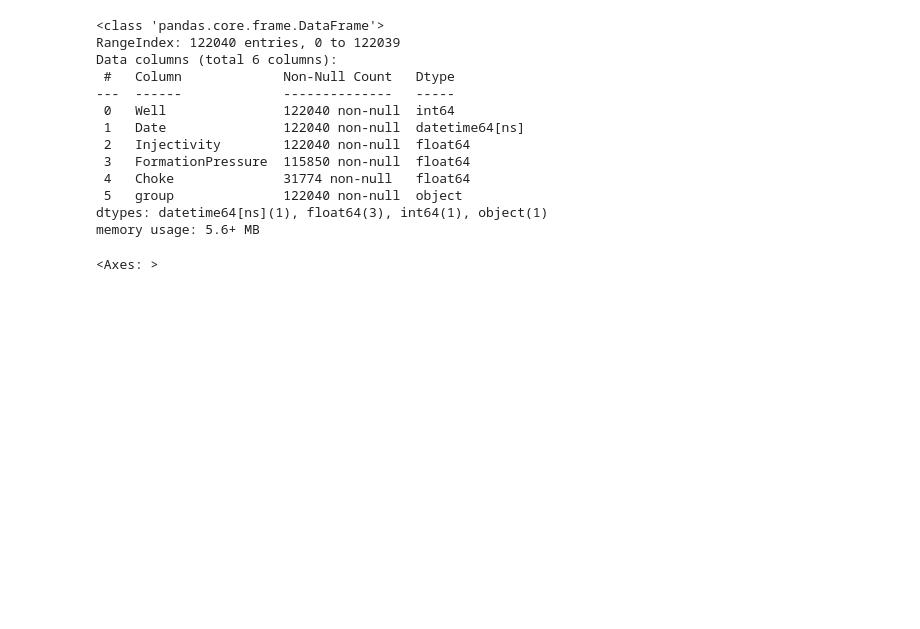
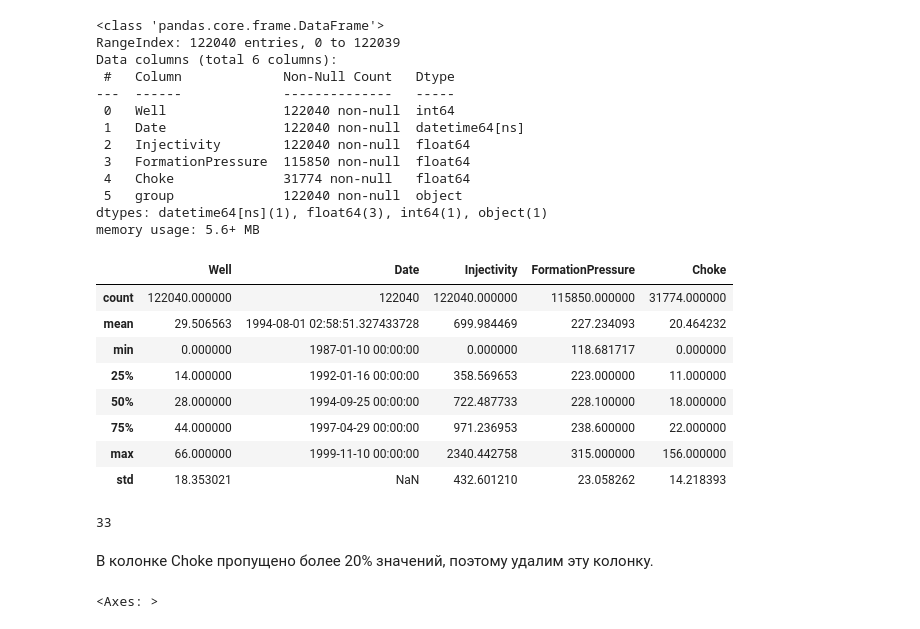
Before and after one commit to Curiod/interwell-connectivity-estimation, a Jupyter notebook: notebooks/preprocess.ipynb, the cells around one changed output. Cells and saved outputs as stored; diff of their text form; code cells hidden in the pictures; blank space fills up the shorter version.

```diff
--- a/notebooks/preprocess.ipynb
+++ b/notebooks/preprocess.ipynb
@@ -55,3 +54,21 @@ Data columns (total 6 columns):
  5   group              122040 non-null  object
 dtypes: datetime64[ns](1), float64(3), int64(1), object(1)
 memory usage: 5.6+ MB
+# %%
+df_inj.describe()
+# %% [output]
+|  | Well | Date | Injectivity | FormationPressure | Choke |
+| count | 122040.000000 | 122040 | 122040.000000 | 115850.000000 | 31774.000000 |
+| mean | 29.506563 | 1994-08-01 02:58:51.327433728 | 699.984469 | 227.234093 | 20.464232 |
+| min | 0.000000 | 1987-01-10 00:00:00 | 0.000000 | 118.681717 | 0.000000 |
+| 25% | 14.000000 | 1992-01-16 00:00:00 | 358.569653 | 223.000000 | 11.000000 |
+| 50% | 28.000000 | 1994-09-25 00:00:00 | 722.487733 | 228.100000 | 18.000000 |
+| 75% | 44.000000 | 1997-04-29 00:00:00 | 971.236953 | 238.600000 | 22.000000 |
+| max | 66.000000 | 1999-11-10 00:00:00 | 2340.442758 | 315.000000 | 156.000000 |
+| std | 18.353021 | NaN | 432.601210 | 23.058262 | 14.218393 |
+# %%
+df_inj.Well.nunique()
+# %% [output]
+33
+# %% [markdown]
+В колонке Choke пропущено более 20% значений, поэтому удалим эту колонку.
```
Also changed, not shown: parts of 19 cells of this notebook, 10 other files.
